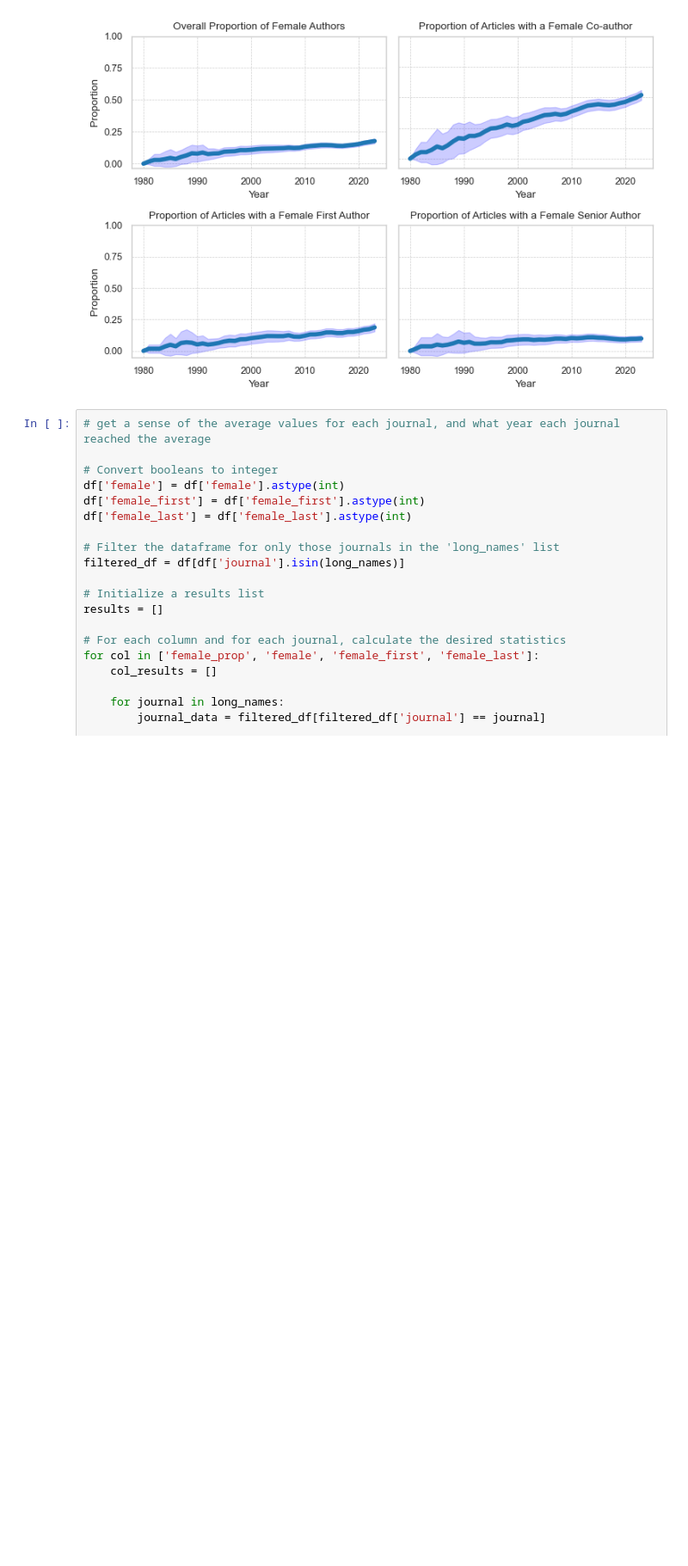
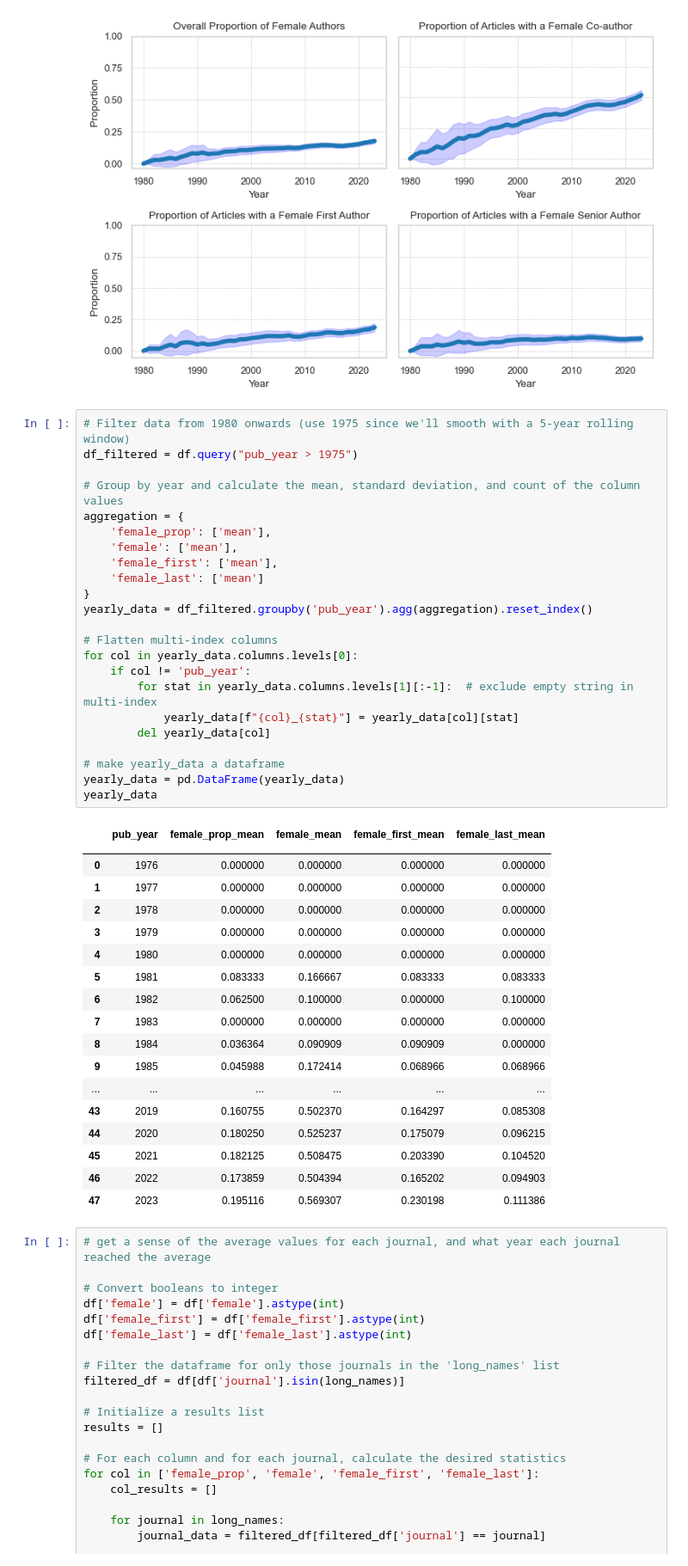
Before and after one commit to nyuolab/Peds-Spine-Bibliometrics, a Jupyter notebook: 7_8_gender_ethnicity.ipynb, the cells around one changed output. Shown at 86% size. Cells and saved outputs as stored; diff of their text form; blank space fills up the shorter version.

```diff
--- a/7_8_gender_ethnicity.ipynb
+++ b/7_8_gender_ethnicity.ipynb
@@ -679,6 +679,48 @@ plt.tight_layout()
 plt.show()
 # %% [output]
 [figure]
+# %%
+# Filter data from 1980 onwards (use 1975 since we'll smooth with a 5-year rolling window)
+df_filtered = df.query("pub_year > 1975")
+
+# Group by year and calculate the mean, standard deviation, and count of the column values
+aggregation = {
+    'female_prop': ['mean'],
+    'female': ['mean'],
+    'female_first': ['mean'],
+    'female_last': ['mean']
+}
+yearly_data = df_filtered.groupby('pub_year').agg(aggregation).reset_index()
+
+# Flatten multi-index columns
+for col in yearly_data.columns.levels[0]:
+    if col != 'pub_year':
+        for stat in yearly_data.columns.levels[1][:-1]:  # exclude empty string in multi-index
+            yearly_data[f"{col}_{stat}"] = yearly_data[col][stat]
+        del yearly_data[col]
+
+# make yearly_data a dataframe
+yearly_data = pd.DataFrame(yearly_data)
+yearly_data
+# %% [output]
+|  | pub_year | female_prop_mean | female_mean | female_first_mean | female_last_mean |
+|  |  |  |  |  |  |
+| 0 | 1976 | 0.000000 | 0.000000 | 0.000000 | 0.000000 |
+| 1 | 1977 | 0.000000 | 0.000000 | 0.000000 | 0.000000 |
+| 2 | 1978 | 0.000000 | 0.000000 | 0.000000 | 0.000000 |
+| 3 | 1979 | 0.000000 | 0.000000 | 0.000000 | 0.000000 |
+| 4 | 1980 | 0.000000 | 0.000000 | 0.000000 | 0.000000 |
+| 5 | 1981 | 0.083333 | 0.166667 | 0.083333 | 0.083333 |
+| 6 | 1982 | 0.062500 | 0.100000 | 0.000000 | 0.100000 |
+| 7 | 1983 | 0.000000 | 0.000000 | 0.000000 | 0.000000 |
+| 8 | 1984 | 0.036364 | 0.090909 | 0.090909 | 0.000000 |
+| 9 | 1985 | 0.045988 | 0.172414 | 0.068966 | 0.068966 |
+| ... | ... | ... | ... | ... | ... |
+| 43 | 2019 | 0.160755 | 0.502370 | 0.164297 | 0.085308 |
+| 44 | 2020 | 0.180250 | 0.525237 | 0.175079 | 0.096215 |
+| 45 | 2021 | 0.182125 | 0.508475 | 0.203390 | 0.104520 |
+| 46 | 2022 | 0.173859 | 0.504394 | 0.165202 | 0.094903 |
+| 47 | 2023 | 0.195116 | 0.569307 | 0.230198 | 0.111386 |
 # %%
 # get a sense of the average values for each journal, and what year each journal reached the average
 
```
Also changed, not shown: parts of 1 cell of this notebook, 1 other file.
